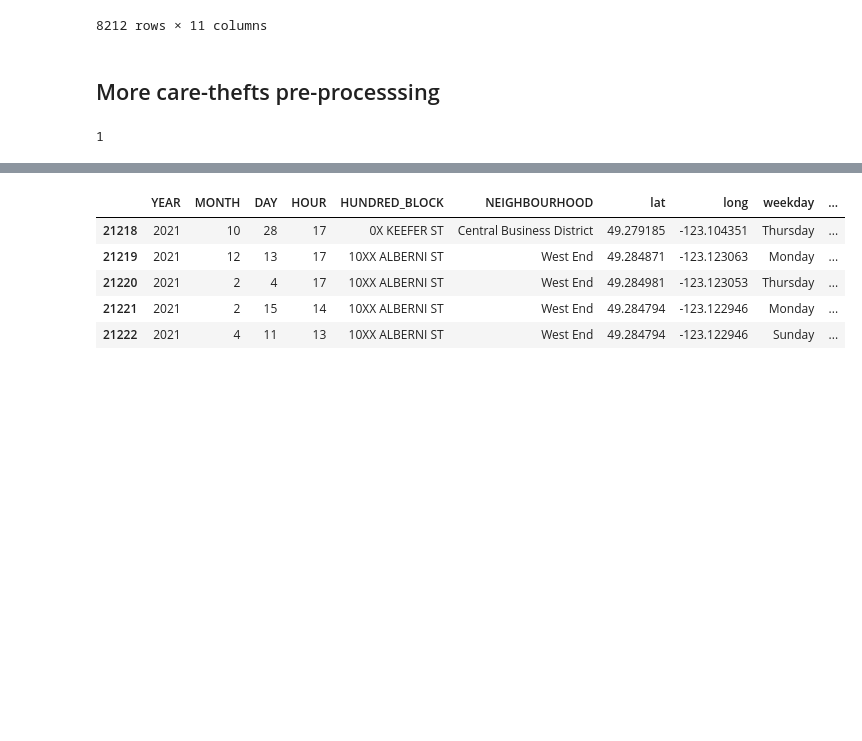
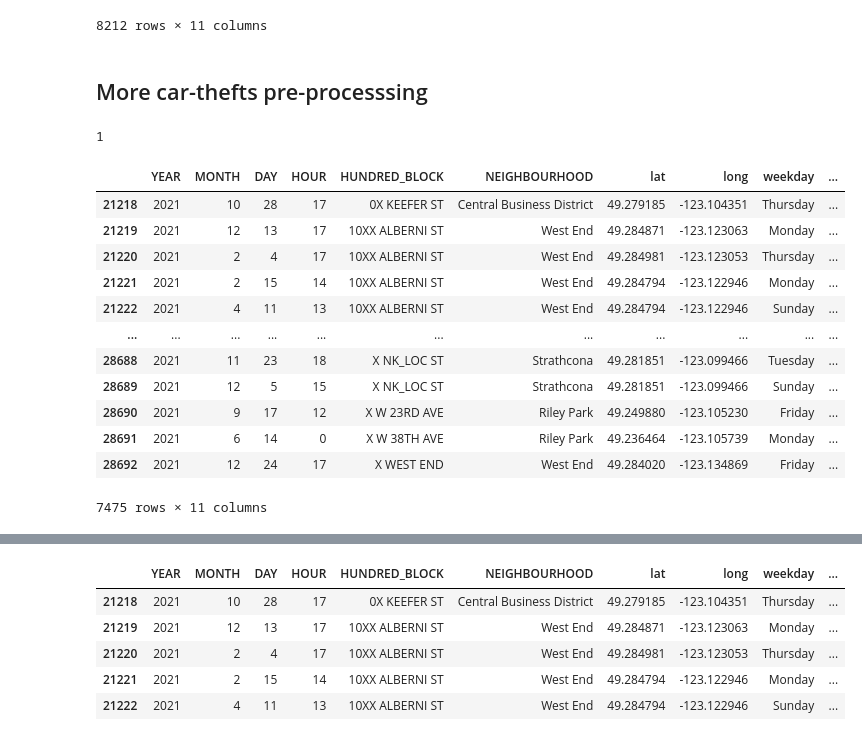
Before and after one commit to LazarAdamovic/Crime-in-Vancouver, a Jupyter notebook: Jupyter_notebooks_preprocessing.ipynb, the cells around one changed output, grey strips where cells are left out. Cells and saved outputs as stored; diff of their text form; code cells hidden in the pictures; blank space fills up the shorter version.

```diff
--- a/Jupyter_notebooks_preprocessing.ipynb
+++ b/Jupyter_notebooks_preprocessing.ipynb
@@ -291,7 +291,7 @@ df_car_thefts
 | 35227 | 2022 | 2 | 5 | 23 | X NK_LOC ST | Strathcona | 49.281851 | -123.099466 | Saturday | ... |
 8212 rows × 11 columns
 # %% [markdown]
-## More care-thefts pre-processsing
+## More car-thefts pre-processsing
 # %%
 # dropping the months of of 2021 which overlap with 2022 to get rid of garbage data
 
@@ -332,3 +332,19 @@ actual_month_max=month_func(day_max)
 actual_month_max #this is the month which will be
 # %% [output]
 1
+# %%
+df_car_thefts[filt]
+# %% [output]
+|  | YEAR | MONTH | DAY | HOUR | HUNDRED_BLOCK | NEIGHBOURHOOD | lat | long | weekday | ... |
+| 21218 | 2021 | 10 | 28 | 17 | 0X KEEFER ST | Central Business District | 49.279185 | -123.104351 | Thursday | ... |
+| 21219 | 2021 | 12 | 13 | 17 | 10XX ALBERNI ST | West End | 49.284871 | -123.123063 | Monday | ... |
+| 21220 | 2021 | 2 | 4 | 17 | 10XX ALBERNI ST | West End | 49.284981 | -123.123053 | Thursday | ... |
+| 21221 | 2021 | 2 | 15 | 14 | 10XX ALBERNI ST | West End | 49.284794 | -123.122946 | Monday | ... |
+| 21222 | 2021 | 4 | 11 | 13 | 10XX ALBERNI ST | West End | 49.284794 | -123.122946 | Sunday | ... |
+| ... | ... | ... | ... | ... | ... | ... | ... | ... | ... | ... |
+| 28688 | 2021 | 11 | 23 | 18 | X NK_LOC ST | Strathcona | 49.281851 | -123.099466 | Tuesday | ... |
+| 28689 | 2021 | 12 | 5 | 15 | X NK_LOC ST | Strathcona | 49.281851 | -123.099466 | Sunday | ... |
+| 28690 | 2021 | 9 | 17 | 12 | X W 23RD AVE | Riley Park | 49.249880 | -123.105230 | Friday | ... |
+| 28691 | 2021 | 6 | 14 | 0 | X W 38TH AVE | Riley Park | 49.236464 | -123.105739 | Monday | ... |
+| 28692 | 2021 | 12 | 24 | 17 | X WEST END | West End | 49.284020 | -123.134869 | Friday | ... |
+7475 rows × 11 columns
```
Also changed, not shown: parts of 6 cells of this notebook.
